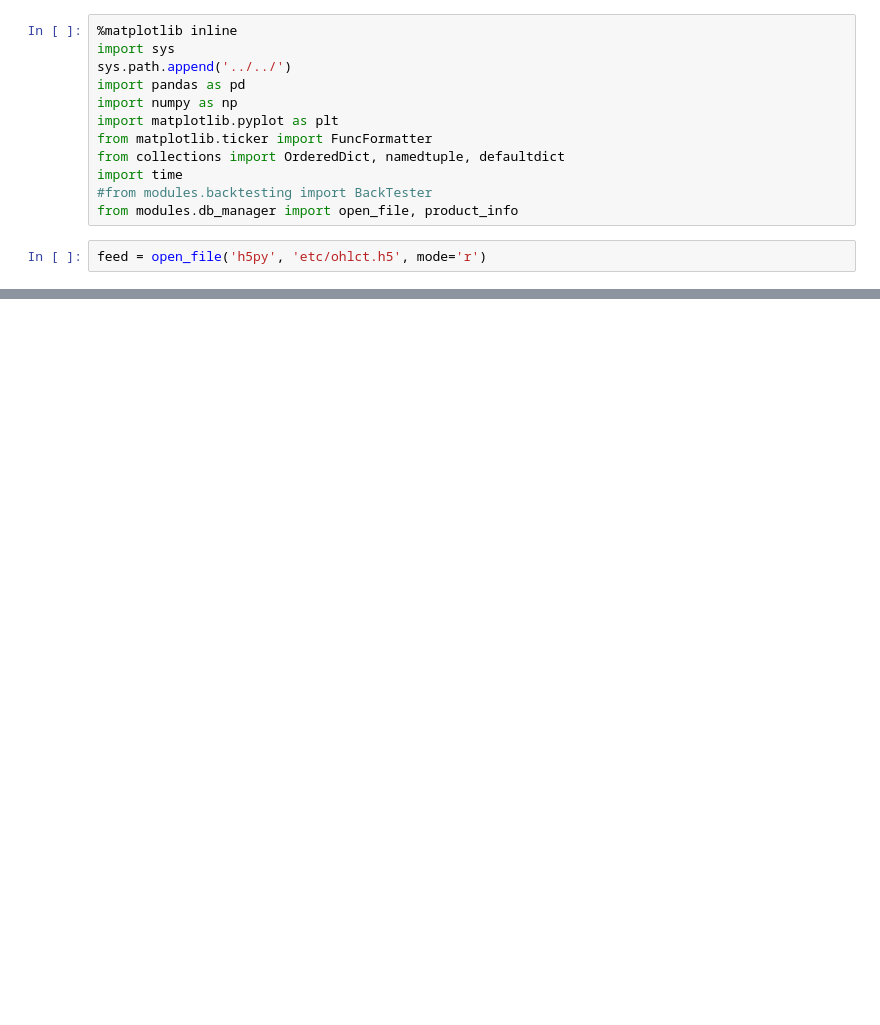
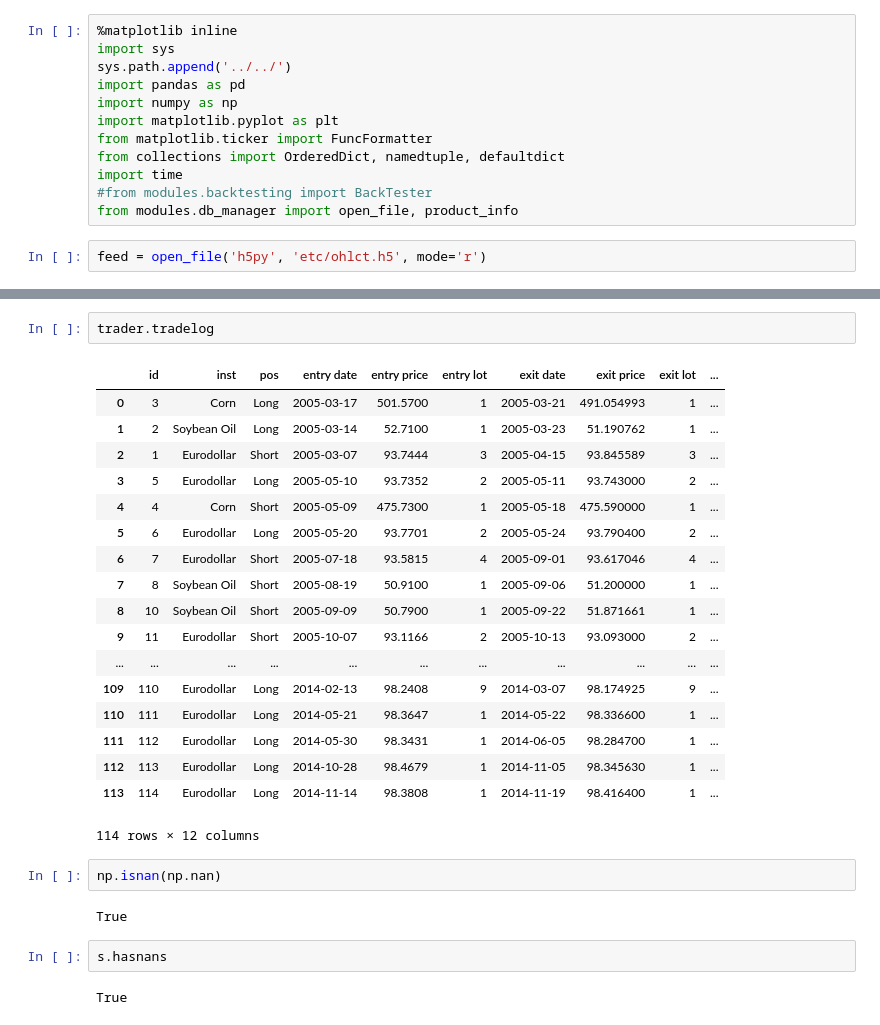
Before and after one commit to yosepchoi/research, a Jupyter notebook: modules/backtesting/backtesting2.ipynb, the cells around one changed output, grey strips where cells are left out. Saved outputs shown, nothing was run; the diff lists cells and outputs as text; blank space fills up the shorter version.

```diff
--- a/modules/backtesting/backtesting2.ipynb
+++ b/modules/backtesting/backtesting2.ipynb
@@ -431,0 +537,29 @@ trader.run_trade()
+# %%
+trader.tradelog
+# %% [output]
+|  | id | inst | pos | entry date | entry price | entry lot | exit date | exit price | exit lot | ... |
+| 0 | 3 | Corn | Long | 2005-03-17 | 501.5700 | 1 | 2005-03-21 | 491.054993 | 1 | ... |
+| 1 | 2 | Soybean Oil | Long | 2005-03-14 | 52.7100 | 1 | 2005-03-23 | 51.190762 | 1 | ... |
+| 2 | 1 | Eurodollar | Short | 2005-03-07 | 93.7444 | 3 | 2005-04-15 | 93.845589 | 3 | ... |
+| 3 | 5 | Eurodollar | Long | 2005-05-10 | 93.7352 | 2 | 2005-05-11 | 93.743000 | 2 | ... |
+| 4 | 4 | Corn | Short | 2005-05-09 | 475.7300 | 1 | 2005-05-18 | 475.590000 | 1 | ... |
+| 5 | 6 | Eurodollar | Long | 2005-05-20 | 93.7701 | 2 | 2005-05-24 | 93.790400 | 2 | ... |
+| 6 | 7 | Eurodollar | Short | 2005-07-18 | 93.5815 | 4 | 2005-09-01 | 93.617046 | 4 | ... |
+| 7 | 8 | Soybean Oil | Short | 2005-08-19 | 50.9100 | 1 | 2005-09-06 | 51.200000 | 1 | ... |
+| 8 | 10 | Soybean Oil | Short | 2005-09-09 | 50.7900 | 1 | 2005-09-22 | 51.871661 | 1 | ... |
+| 9 | 11 | Eurodollar | Short | 2005-10-07 | 93.1166 | 2 | 2005-10-13 | 93.093000 | 2 | ... |
+| ... | ... | ... | ... | ... | ... | ... | ... | ... | ... | ... |
+| 109 | 110 | Eurodollar | Long | 2014-02-13 | 98.2408 | 9 | 2014-03-07 | 98.174925 | 9 | ... |
+| 110 | 111 | Eurodollar | Long | 2014-05-21 | 98.3647 | 1 | 2014-05-22 | 98.336600 | 1 | ... |
+| 111 | 112 | Eurodollar | Long | 2014-05-30 | 98.3431 | 1 | 2014-06-05 | 98.284700 | 1 | ... |
+| 112 | 113 | Eurodollar | Long | 2014-10-28 | 98.4679 | 1 | 2014-11-05 | 98.345630 | 1 | ... |
+| 113 | 114 | Eurodollar | Long | 2014-11-14 | 98.3808 | 1 | 2014-11-19 | 98.416400 | 1 | ... |
+114 rows × 12 columns
+# %%
+np.isnan(np.nan)
+# %% [output]
+True
+# %%
+s.hasnans
+# %% [output]
+True
```
Also changed, not shown: parts of 13 cells of this notebook, 4 other files.
